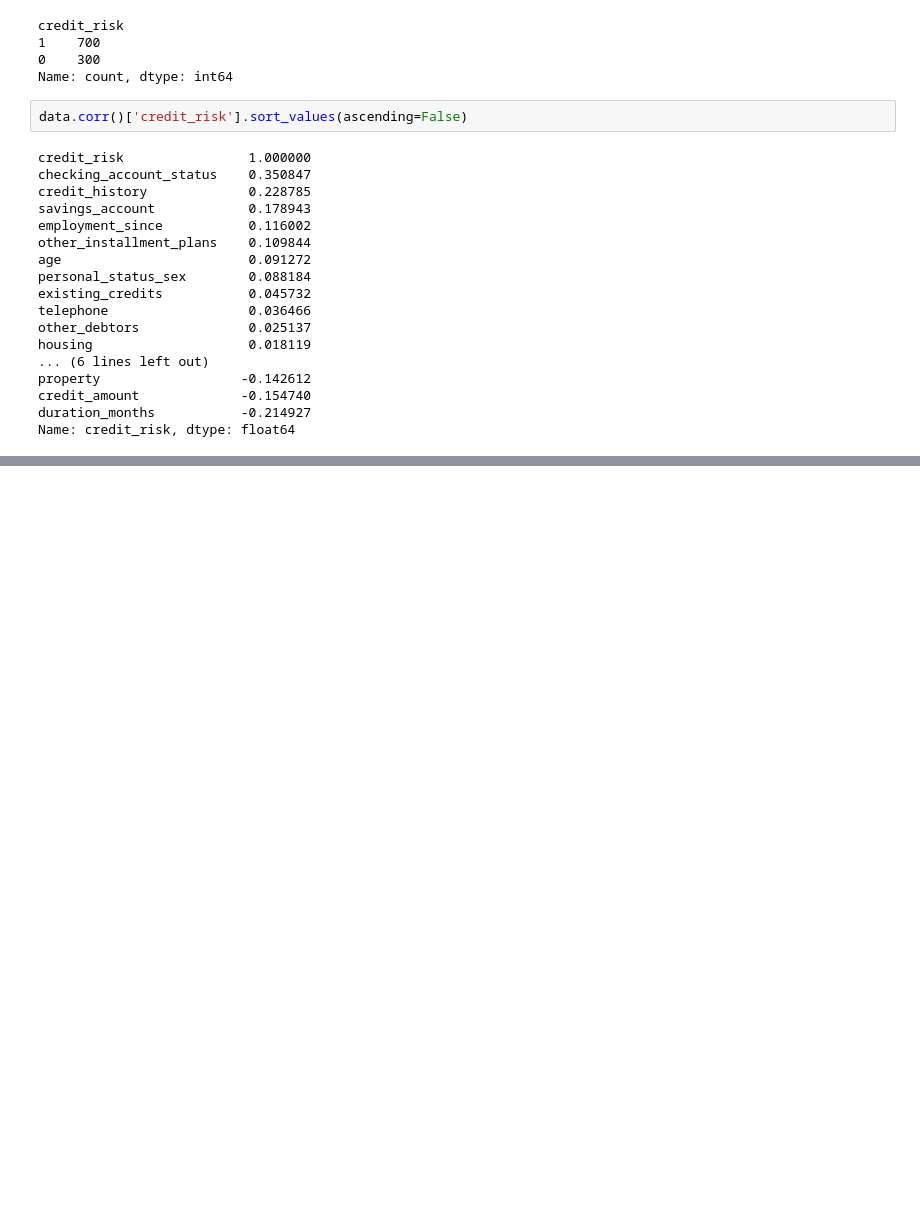
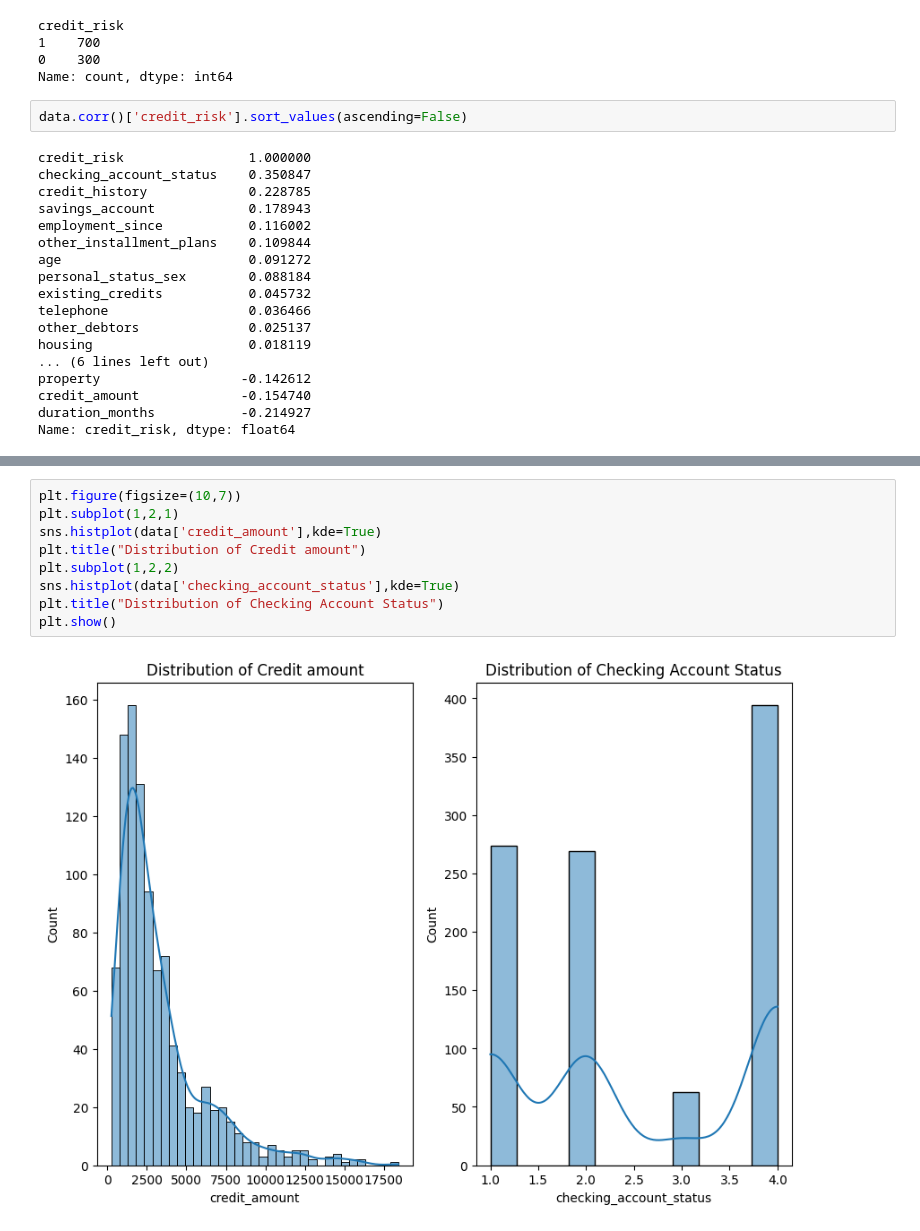
Before and after one commit to Pr1th1m/Multi-Model-Credit-Risk-Prediction-System, a Jupyter notebook: notebooks/analysis.ipynb, the cells around one changed output, grey strips where cells are left out. Cells and saved outputs as stored; diff of their text form; blank space fills up the shorter version.

```diff
--- a/notebooks/analysis.ipynb
+++ b/notebooks/analysis.ipynb
@@ -105,0 +130,11 @@ Name: credit_risk, dtype: float64
+# %%
+plt.figure(figsize=(10,7))
+plt.subplot(1,2,1)
+sns.histplot(data['credit_amount'],kde=True)
+plt.title("Distribution of Credit amount")
+plt.subplot(1,2,2)
+sns.histplot(data['checking_account_status'],kde=True)
+plt.title("Distribution of Checking Account Status")
+plt.show()
+# %% [output]
+[figure, added]
```
Also changed, not shown: parts of 4 cells of this notebook.
